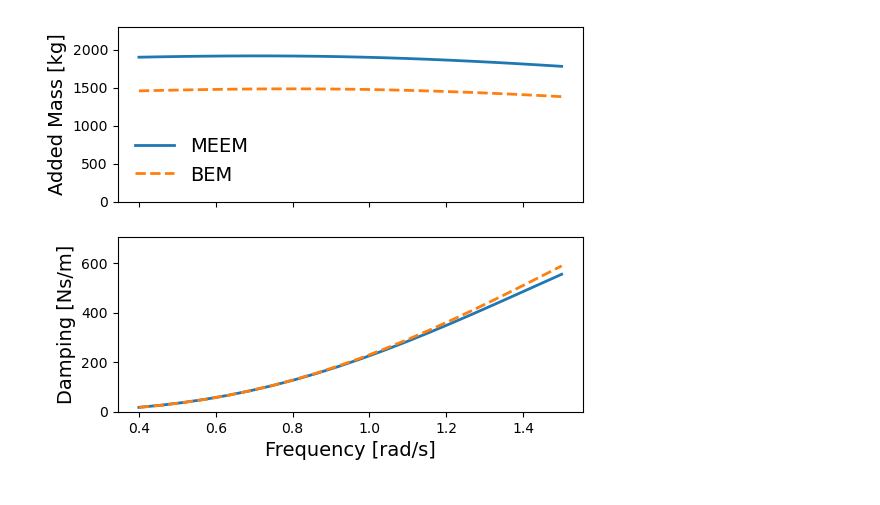
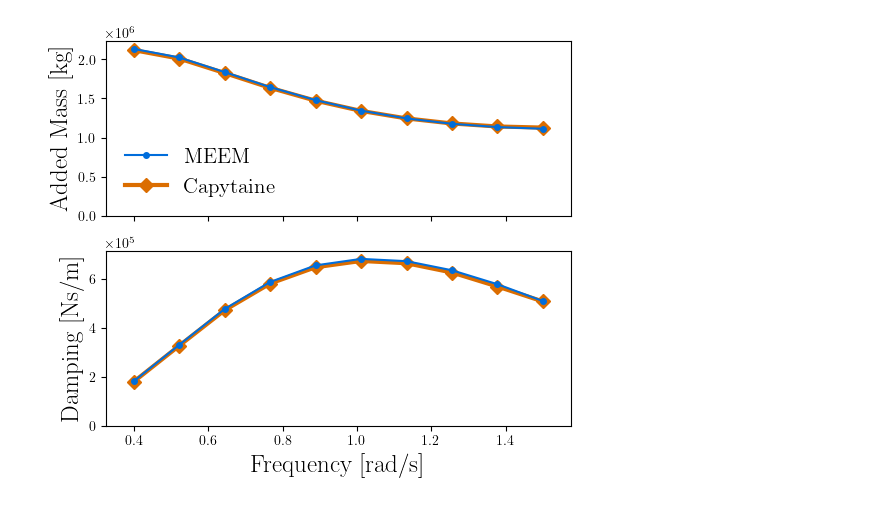
Before and after one commit to symbiotic-engineering/OpenFLASH, a Jupyter notebook: dev/python/validation_with_capytaine_plots.ipynb, the cells around one changed output. Saved outputs shown, nothing was run; the diff lists cells and outputs as text; code cells hidden in the pictures.

Commit message:
improved nonslant validation plot for RM3

```diff
--- a/dev/python/validation_with_capytaine_plots.ipynb
+++ b/dev/python/validation_with_capytaine_plots.ipynb
@@ -30,6 +31,6 @@ C:\Users\15183\OpenFLASH\package\src\openflash\__init__.py
 OpenFLASH modules imported successfully!
 # %%
-css = CapytaineSlantSolver(False, True, False, False, False)
+css = CapytaineSlantSolver(True, True, False, False, False)
 def compute_cpt_slant(config):
   t_densities = [30, 60]
   respack = css.construct_and_solve(config["a"], config["d_in"], config["d_out"], config["heaving"], t_densities, 50, config["h"], config["omega"], config["rho"], 1)
@@ -416,10 +97,8 @@ Potentials stored in xarray dataset (batched across frequencies/modes).
 # %%
+# Run BEM
 i = 1
-# h = 15
 d_in = d_list
-d_out_init = d_list
-rho = 1023
-
+d_out = d_list
 
 A_BEM = np.zeros_like(omega_sweep)
 B_BEM = np.zeros_like(omega_sweep)
@@ -434,7 +113,7 @@ for j in range(len(omega_sweep)):
                 "h" : h,
                 "a" : a_list,
                 "d_in" : d_in,
-                "d_out" : d_out_init,
+                "d_out" : d_out,
                 "heaving": [0, 1],
                 "NMK" : [100, 100],
                 "omega" : omega,
@@ -463,0 +173,10 @@ Panel Count:  2250
+# %%
+# Get limits of plots
+x_max_lim = 1.05*np.max(omega_sweep)
+x_min_lim = np.min(omega_sweep) - 0.05*np.max(omega_sweep)
+
+A_max_lim = 1.05*np.max([A_MEEM.squeeze(),A_BEM.squeeze()])
+B_max_lim = 1.05*np.max([B_MEEM.squeeze(),B_BEM.squeeze()])
+
+x_scale = x_max_lim-x_min_lim
+y_scale = A_max_lim
@@ -464,20 +205,62 @@ Panel Count:  2250
 # %%
-l_width = 2
-fs = 14
-fig, ax = plt.subplots(2, 1, figsize=(6, 5), sharex=True)
-ax[0].plot(omega_sweep, A_MEEM.squeeze(), linestyle='-', label='MEEM', linewidth=l_width)
-ax[0].plot(omega_sweep, A_BEM.squeeze(), linestyle='--', label='BEM', linewidth=l_width)
-ax[0].set_ylim([0, 1.2*np.max([A_MEEM.squeeze(),A_BEM.squeeze()])])
-# ax[0].set_xlabel('Frequency [rad/s]', fontsize=fs)
-ax[0].set_ylabel('Added Mass [kg]', fontsize=fs)
-ax[0].legend(loc='best', fontsize=fs, frameon=False)
+fig, ax = plt.subplots(2, 1, figsize=(fig_h, fig_w), sharex=True)
+for a in ax:
+    formatter = ScalarFormatter(useMathText=True)
+    formatter.set_scientific(True)
+    formatter.set_powerlimits((-1, 1))
+    a.yaxis.set_major_formatter(formatter)
+
+ax[0].plot(omega_sweep,
+           A_MEEM.squeeze(),
+           marker='o',
+           linestyle='-',
+           color=colors["royal_blue"],
+           label='MEEM',
+           linewidth=l_width-1.5,
+           markersize=m_size-3,
+           zorder=2)
+ax[0].plot(omega_sweep,
+           A_BEM.squeeze(),
+           marker='D',
+           linestyle='-',
+           color=colors["vivid_orange"],
+           label='Capytaine',
+           linewidth=l_width,
+           markersize=m_size,
+           zorder=1)
+
+# ax[0].fill(x_final, y_final, color=[0.7,0.7,0.7], edgecolor='black')
+
+ax[0].set_ylim([0, A_max_lim])
+ax[0].set_xlim([x_min_lim, x_max_lim])
+# ax[0].set_xlabel('Frequency [rad/s]', fontsize=lab_fs)
+ax[0].set_ylabel('Added Mass [kg]', fontsize=lab_fs)
+ax[0].legend(loc='lower left', fontsize=leg_fs, frameon=False)
 
 
-ax[1].plot(omega_sweep, B_MEEM.squeeze(), linestyle='-', label='MEEM', linewidth=l_width)
-ax[1].plot(omega_sweep, B_BEM.squeeze(), linestyle='--', label='BEM', linewidth=l_width)
-ax[1].set_ylim([0, 1.2*np.max([B_MEEM.squeeze(),B_BEM.squeeze()])])
-ax[1].set_xlabel('Frequency [rad/s]', fontsize=fs)
-ax[1].set_ylabel('Damping [Ns/m]', fontsize=fs)
-fig.savefig("Hydro_Coeffs.jpg", format='jpeg', dpi=300, bbox_inches='tight')
+ax[1].plot(omega_sweep,
+           B_MEEM.squeeze(),
+           marker='o',
+           linestyle='-',
+           color=colors["royal_blue"],
+           label='MEEM',
+           linewidth=l_width-1.5,
+           markersize=m_size-3,
+           zorder=2)
+ax[1].plot(omega_sweep,
+           B_BEM.squeeze(),
+           marker='D',
+           linestyle='-',
+           color=colors["vivid_orange"],
+           label='Capytaine',
+           linewidth=l_width,
+           markersize=m_size,
+           zorder=1)
+ax[1].set_ylim([0, B_max_lim])
+ax[1].set_xlim([x_min_lim, x_max_lim])
+ax[1].set_xlabel('Frequency [rad/s]', fontsize=lab_fs)
+ax[1].set_ylabel('Damping [Ns/m]', fontsize=lab_fs)
+full_path = r"C:\Users\15183\OpenFLASH\pubs\JFM\figs\MEEM_vs_Capytaine_Nonslant_Validation.pdf"
+fig.savefig(full_path, format='pdf', dpi=300, bbox_inches='tight')
 # %% [output]
-[figure, old version]
+[figure, new version]
```
Also changed, not shown: parts of 20 cells of this notebook, 3 other files.
